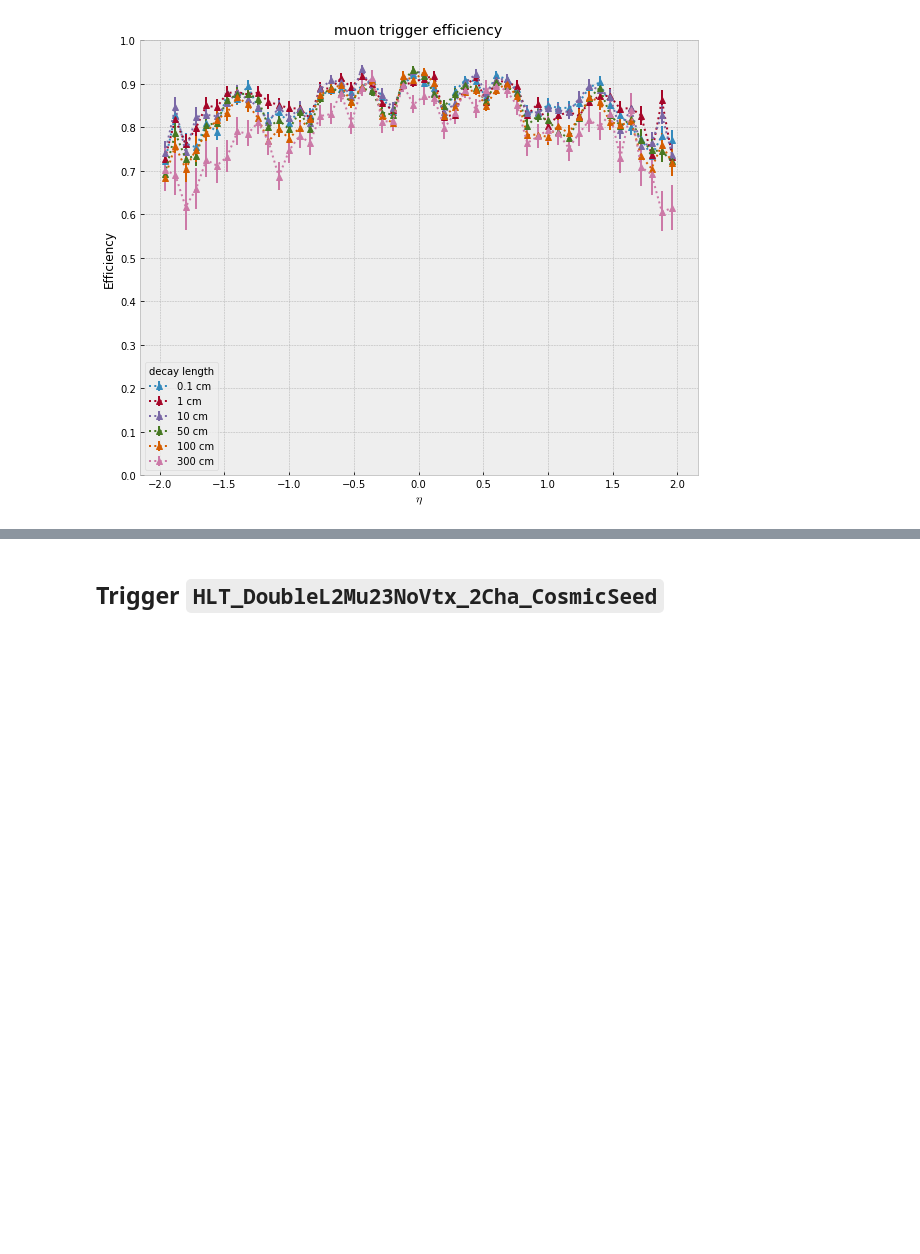
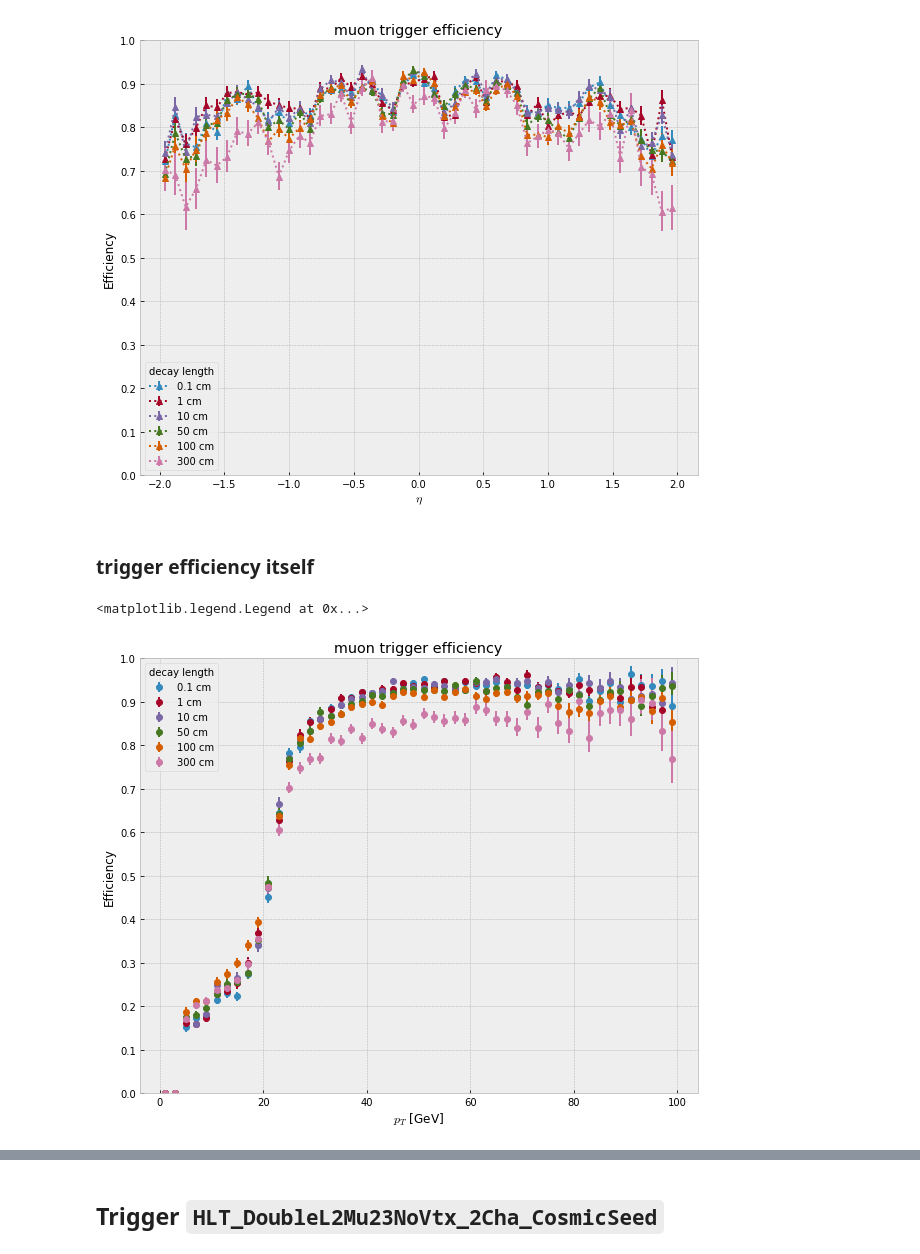
Before and after one commit to afrankenthal/FirefighterAnalysis, a Jupyter notebook: trigMuEfficiency.ipynb, the cells around one changed output, grey strips where cells are left out. Saved outputs shown, nothing was run; the diff lists cells and outputs as text; code cells hidden in the pictures; blank space fills up the shorter version.

```diff
--- a/trigMuEfficiency.ipynb
+++ b/trigMuEfficiency.ipynb
@@ -175,3 +216,11 @@ DL2Mu23NoL2T = OrderedDict({
     100 : uproot.open('../Firefighter/washAOD/test/2018/SIDMmumu_Mps-200_MZp-1p2_ctau-1p2.root')     ['TRIG_dsa_DL2Mu23NoL2/trigEffiForMuTrack'],
     300 : uproot.open('../Firefighter/washAOD/test/2018/SIDMmumu_Mps-200_MZp-1p2_ctau-3p6.root')     ['TRIG_dsa_DL2Mu23NoL2/trigEffiForMuTrack']
 })
+# %%
+import pandas as pd
+_dict = {}
+for k, t in DL2Mu23NoL2T.items():
+    _counts = t.pandas.df(['fired'])[b'fired'].value_counts()
+    _counts /= _counts.sum()
+    _dict[k] = _counts
+pd.DataFrame(_dict)
@@ -237,3 +290,43 @@ ax.legend(loc='best', title='decay length')
 # %% [output]
 <matplotlib.legend.Legend at 0x...>
 [figure]
+# %% [markdown]
+### trigger efficiency itself
+# %%
+DL2Mu23NoL2T = OrderedDict({
+    0.1 : uproot.open('../Firefighter/washAOD/test/2018/SIDMmumu_Mps-200_MZp-1p2_ctau-1p20e-03.root')['TRIGself_dsa_DL2Mu23NoL2/trigSelfEffiForMuTrack'],
+      1 : uproot.open('../Firefighter/washAOD/test/2018/SIDMmumu_Mps-200_MZp-1p2_ctau-0p012.root')   ['TRIGself_dsa_DL2Mu23NoL2/trigSelfEffiForMuTrack'],
+     10 : uproot.open('../Firefighter/washAOD/test/2018/SIDMmumu_Mps-200_MZp-1p2_ctau-0p12.root')    ['TRIGself_dsa_DL2Mu23NoL2/trigSelfEffiForMuTrack'],
+     50 : uproot.open('../Firefighter/washAOD/test/2018/SIDMmumu_Mps-200_MZp-1p2_ctau-0p6.root')     ['TRIGself_dsa_DL2Mu23NoL2/trigSelfEffiForMuTrack'],
+    100 : uproot.open('../Firefighter/washAOD/test/2018/SIDMmumu_Mps-200_MZp-1p2_ctau-1p2.root')     ['TRIGself_dsa_DL2Mu23NoL2/trigSelfEffiForMuTrack'],
+    300 : uproot.open('../Firefighter/washAOD/test/2018/SIDMmumu_Mps-200_MZp-1p2_ctau-3p6.root')     ['TRIGself_dsa_DL2Mu23NoL2/trigSelfEffiForMuTrack']
+})
+# %%
+fig,ax = plt.subplots(figsize=(10,8))
+
+for k, t in DL2Mu23NoL2T.items():
+    d = t.array('pt')
+    start = d.starts
+    denom = d.content[start+1]
+    fd = t.array('fired')
+    numer = d.content[start[fd]+1]
+
+    h0 = ROOT.TH1F(f'h0_{k}', '', 50, 0, 100)
+    h1 = ROOT.TH1F(f'h1_{k}', '', 50, 0, 100)
+    for x in np.nditer(denom): h0.Fill(x)
+    for x in np.nditer(numer): h1.Fill(x)
+
+    eff = ROOT.TEfficiency(h1, h0)
+    data = extract_teffi(eff)
+
+    ax.errorbar(x=data['x'], y=data['y'], yerr=data['yerr'], fmt='o', label=f'{k} cm')
+
+ax.set_title('muon trigger efficiency')
+ax.set_xlabel('$p_{T}$ [GeV]')
+ax.set_ylabel('Efficiency')
+ax.yaxis.set_major_locator(plt.MaxNLocator(10))
+ax.set_ylim((0,1))
+ax.legend(loc='best', title='decay length')
+# %% [output]
+<matplotlib.legend.Legend at 0x...>
+[figure, added]
```
Also changed, not shown: parts of 17 cells of this notebook, 1 other file.
